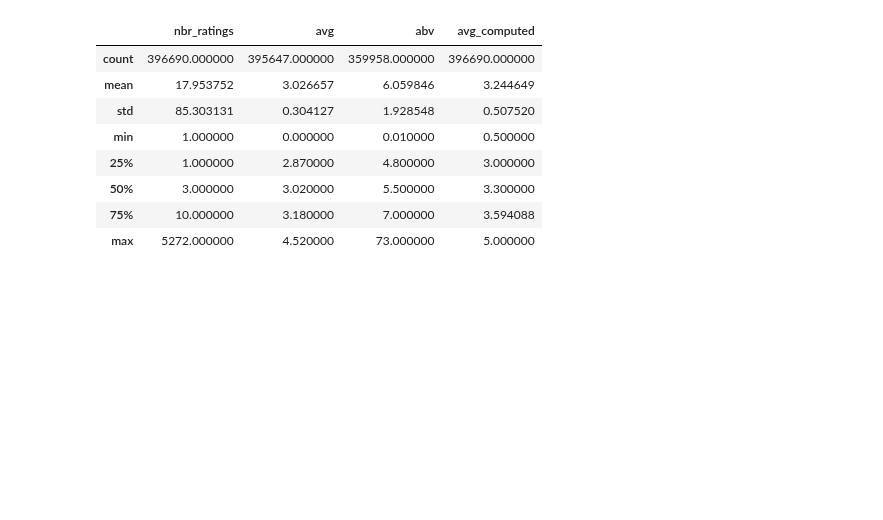
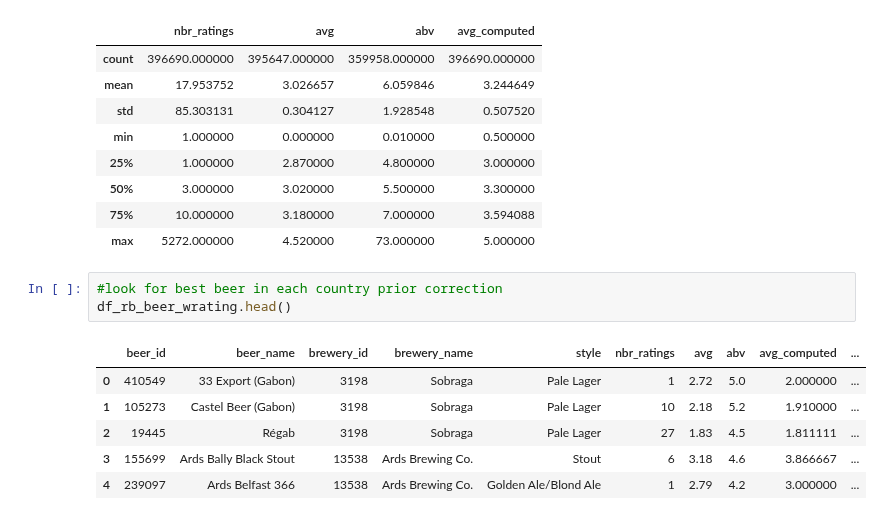
Before and after one commit to epfl-ada/ada-2022-project-hotchocolate, a Jupyter notebook: Exploration_of_RateBeer_dataset.ipynb, the cells around one changed output. Drawn from its saved outputs; the diff is of its cells as text; blank space fills up the shorter version.

```diff
--- a/Exploration_of_RateBeer_dataset.ipynb
+++ b/Exploration_of_RateBeer_dataset.ipynb
@@ -300,3 +353,13 @@ df_rb_beer_wrating[["nbr_ratings","avg","abv","avg_computed"]].describe()
 | 50% | 3.000000 | 3.020000 | 5.500000 | 3.300000 |
 | 75% | 10.000000 | 3.180000 | 7.000000 | 3.594088 |
 | max | 5272.000000 | 4.520000 | 73.000000 | 5.000000 |
+# %%
+#look for best beer in each country prior correction
+df_rb_beer_wrating.head()
+# %% [output]
+|  | beer_id | beer_name | brewery_id | brewery_name | style | nbr_ratings | avg | abv | avg_computed | ... |
+| 0 | 410549 | 33 Export (Gabon) | 3198 | Sobraga | Pale Lager | 1 | 2.72 | 5.0 | 2.000000 | ... |
+| 1 | 105273 | Castel Beer (Gabon) | 3198 | Sobraga | Pale Lager | 10 | 2.18 | 5.2 | 1.910000 | ... |
+| 2 | 19445 | Régab | 3198 | Sobraga | Pale Lager | 27 | 1.83 | 4.5 | 1.811111 | ... |
+| 3 | 155699 | Ards Bally Black Stout | 13538 | Ards Brewing Co. | Stout | 6 | 3.18 | 4.6 | 3.866667 | ... |
+| 4 | 239097 | Ards Belfast 366 | 13538 | Ards Brewing Co. | Golden Ale/Blond Ale | 1 | 2.79 | 4.2 | 3.000000 | ... |
```
Also changed, not shown: parts of 17 cells of this notebook.
